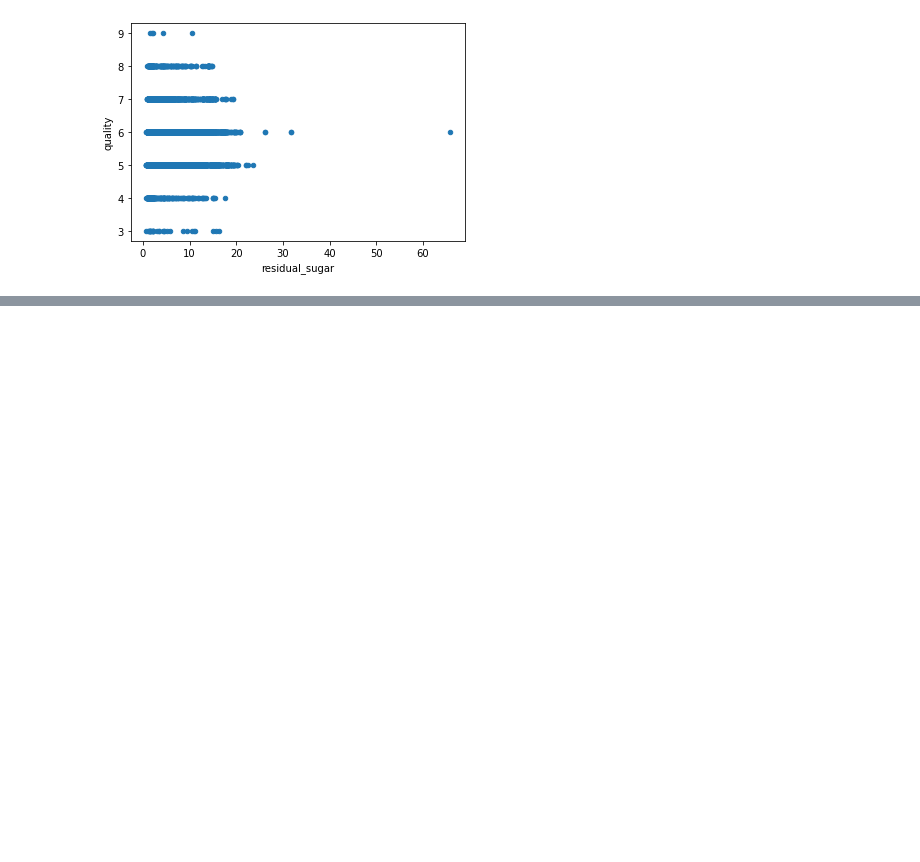
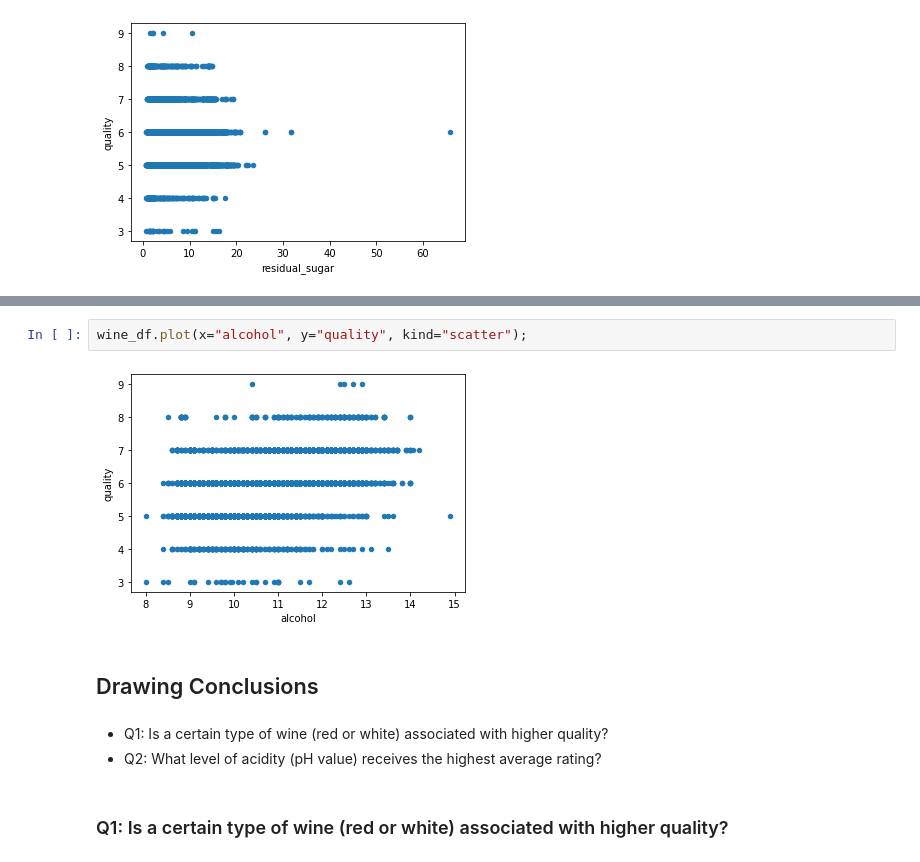
Before and after one commit to AbdElrhman-m/Wine-quality-data-analysis, a Jupyter notebook: Wine data analysis.ipynb, the cells around one changed output, grey strips where cells are left out. Saved outputs shown, nothing was run; the diff lists cells and outputs as text; blank space fills up the shorter version.

Commit message:
darwing conclusions

```diff
--- a/Wine data analysis.ipynb
+++ b/Wine data analysis.ipynb
@@ -188,0 +193,11 @@ wine_df.plot(x="residual_sugar", y="quality", kind="scatter");
+# %%
+wine_df.plot(x="alcohol", y="quality", kind="scatter");
+# %% [output]
+[figure, added]
+# %% [markdown]
+##  Drawing Conclusions
+# %% [markdown]
+- Q1: Is a certain type of wine (red or white) associated with higher quality?
+- Q2: What level of acidity (pH value) receives the highest average rating?
+# %% [markdown]
+### Q1: Is a certain type of wine (red or white) associated with higher quality?
```
Also changed, not shown: parts of 7 cells of this notebook, 1 other file.
